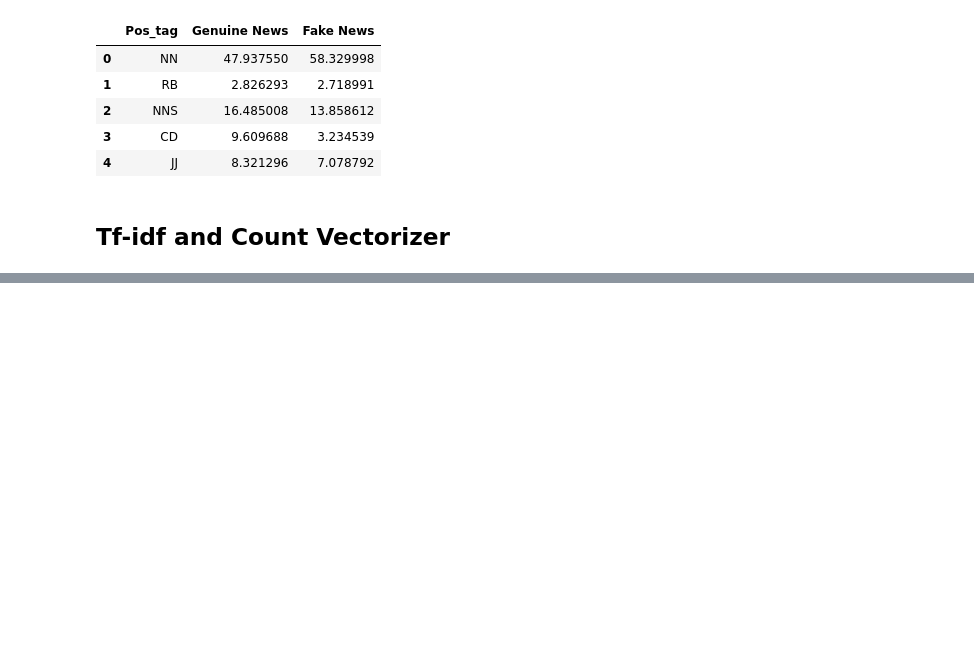
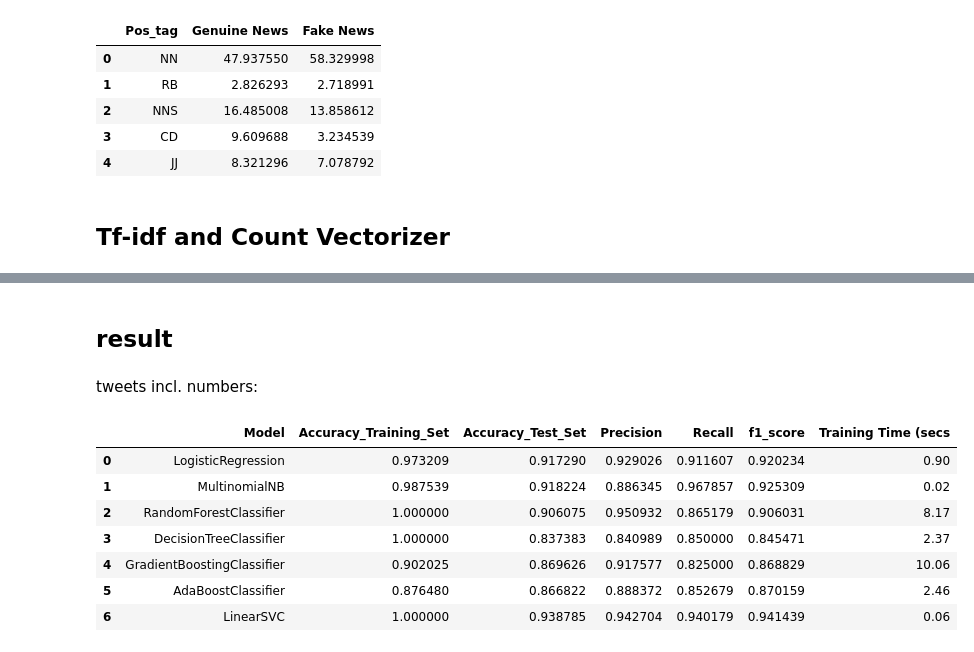
Before and after one commit to smkerr/COVID-fake-news-detection, a Jupyter notebook: combined_model.ipynb, the cells around one changed output, grey strips where cells are left out. Saved outputs shown, nothing was run; the diff lists cells and outputs as text; code cells hidden in the pictures; blank space fills up the shorter version.

```diff
--- a/combined_model.ipynb
+++ b/combined_model.ipynb
@@ -354,0 +458,15 @@ df_perf_metrics
+# %% [markdown]
+## result
+# %% [markdown]
+tweets incl. numbers:
+# %%
+df_perf_metrics
+# %% [output]
+|  | Model | Accuracy_Training_Set | Accuracy_Test_Set | Precision | Recall | f1_score | Training Time (secs |
+| 0 | LogisticRegression | 0.973209 | 0.917290 | 0.929026 | 0.911607 | 0.920234 | 0.90 |
+| 1 | MultinomialNB | 0.987539 | 0.918224 | 0.886345 | 0.967857 | 0.925309 | 0.02 |
+| 2 | RandomForestClassifier | 1.000000 | 0.906075 | 0.950932 | 0.865179 | 0.906031 | 8.17 |
+| 3 | DecisionTreeClassifier | 1.000000 | 0.837383 | 0.840989 | 0.850000 | 0.845471 | 2.37 |
+| 4 | GradientBoostingClassifier | 0.902025 | 0.869626 | 0.917577 | 0.825000 | 0.868829 | 10.06 |
+| 5 | AdaBoostClassifier | 0.876480 | 0.866822 | 0.888372 | 0.852679 | 0.870159 | 2.46 |
+| 6 | LinearSVC | 1.000000 | 0.938785 | 0.942704 | 0.940179 | 0.941439 | 0.06 |
```
Also changed, not shown: parts of 18 cells of this notebook.
